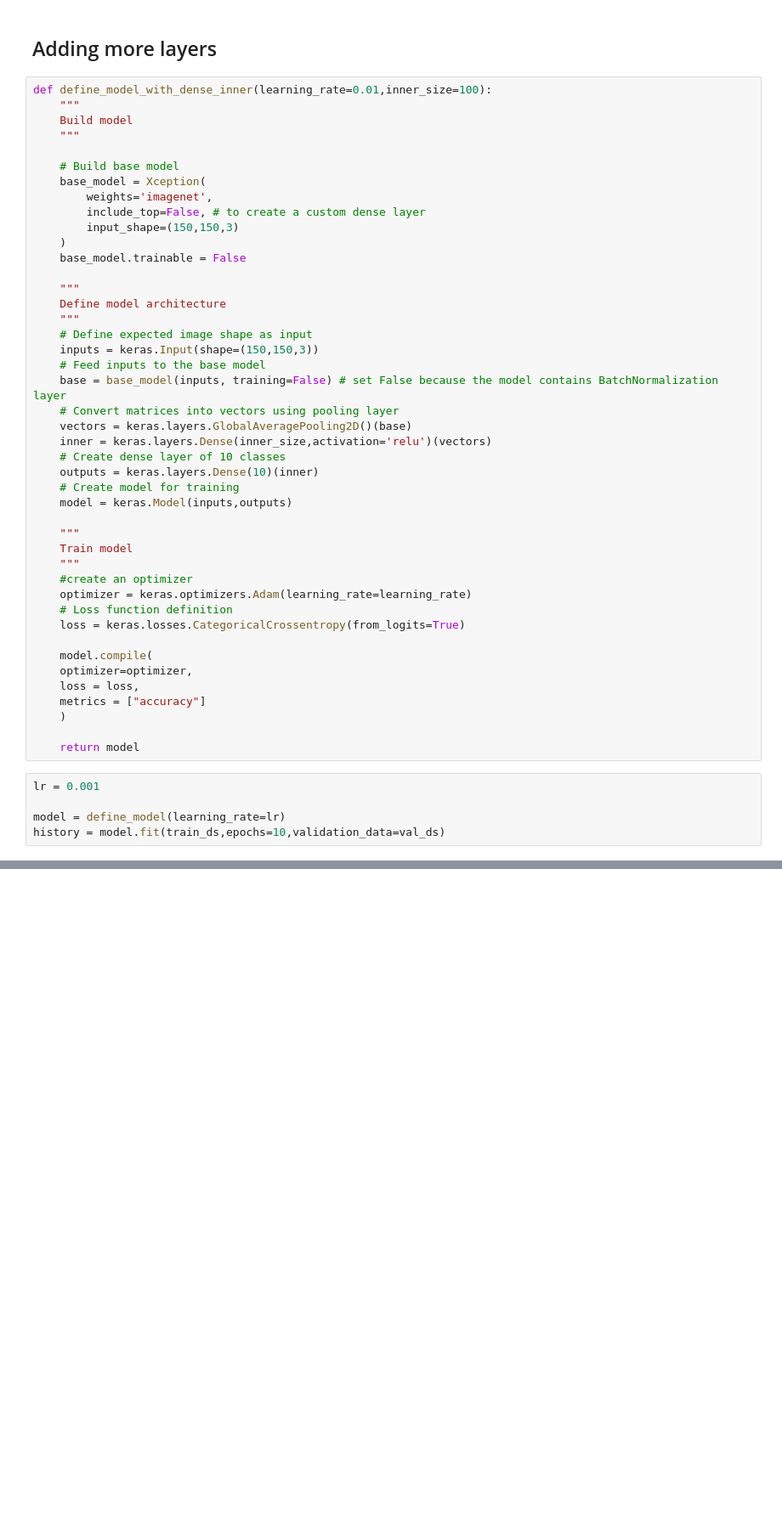
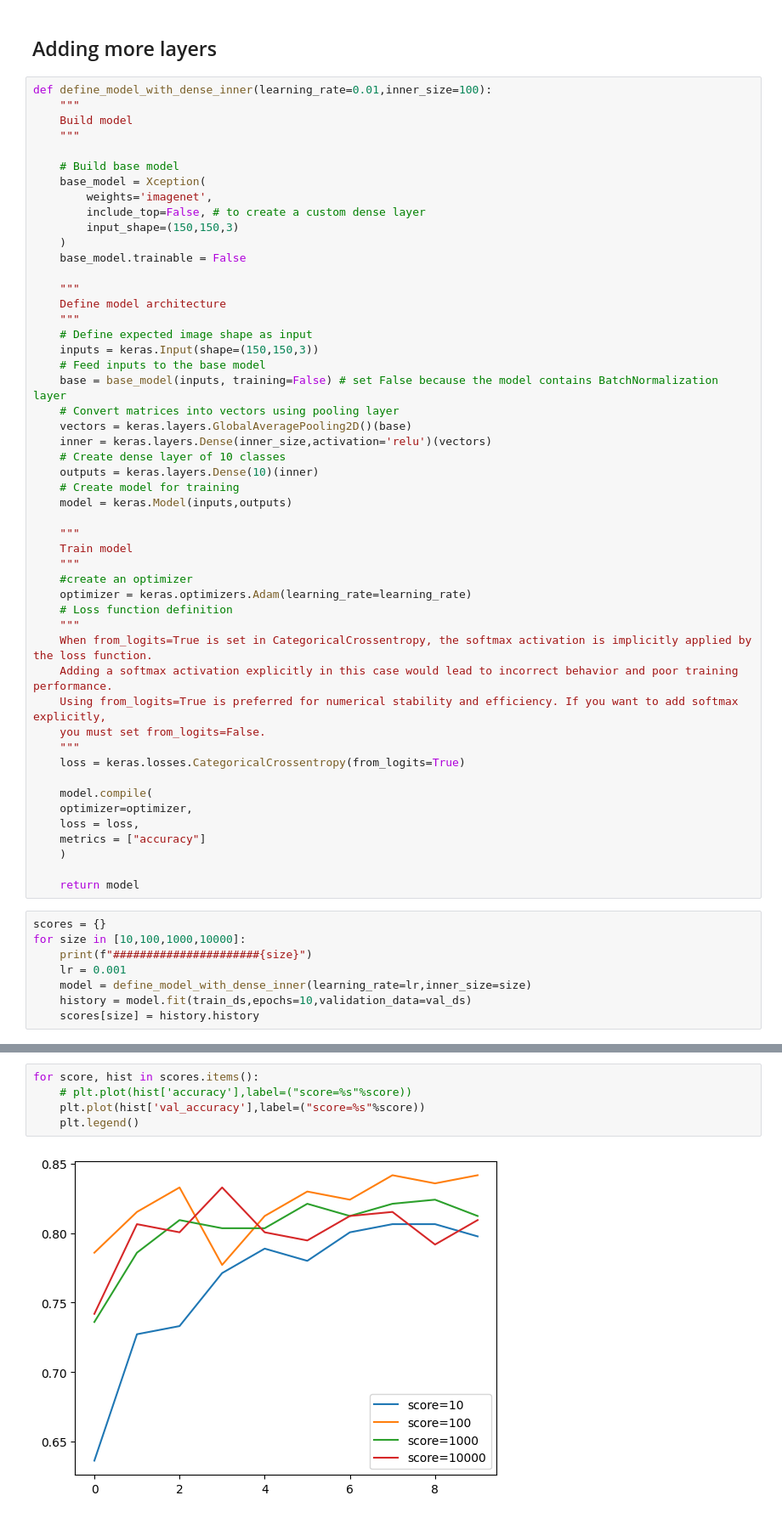
Before and after one commit to okellodaniel/image_classification_deeplearning, a Jupyter notebook: notebook.ipynb, the cells around one changed output, grey strips where cells are left out. Shown at 85% size. Drawn from its saved outputs; the diff is of its cells as text; blank space fills up the shorter version.

```diff
--- a/notebook.ipynb
+++ b/notebook.ipynb
@@ -504,6 +506,12 @@ def define_model_with_dense_inner(learning_rate=0.01,inner_size=100):
     #create an optimizer
     optimizer = keras.optimizers.Adam(learning_rate=learning_rate)
     # Loss function definition
+    """
+    When from_logits=True is set in CategoricalCrossentropy, the softmax activation is implicitly applied by the loss function.
+    Adding a softmax activation explicitly in this case would lead to incorrect behavior and poor training performance.
+    Using from_logits=True is preferred for numerical stability and efficiency. If you want to add softmax explicitly,
+    you must set from_logits=False.
+    """
     loss = keras.losses.CategoricalCrossentropy(from_logits=True)
 
     model.compile(
@@ -514,8 +522,11 @@ def define_model_with_dense_inner(learning_rate=0.01,inner_size=100):
 
     return model
 # %%
-lr = 0.001
-
-model = define_model(learning_rate=lr)
-history = model.fit(train_ds,epochs=10,validation_data=val_ds)
+scores = {}
+for size in [10,100,1000,10000]:
+    print(f"######################{size}")
+    lr = 0.001
+    model = define_model_with_dense_inner(learning_rate=lr,inner_size=size)
+    history = model.fit(train_ds,epochs=10,validation_data=val_ds)
+    scores[size] = history.history
 # %% [output]
@@ -542,3 +616,10 @@ Epoch 10/10
+# %%
+for score, hist in scores.items():
+    # plt.plot(hist['accuracy'],label=("score=%s"%score))
+    plt.plot(hist['val_accuracy'],label=("score=%s"%score))
+    plt.legend()
+# %% [output]
+[figure, added]
 # %%
 !nvidia-smi
 # %% [output]
```
Also changed, not shown: parts of 30 cells of this notebook, 4 other files.
